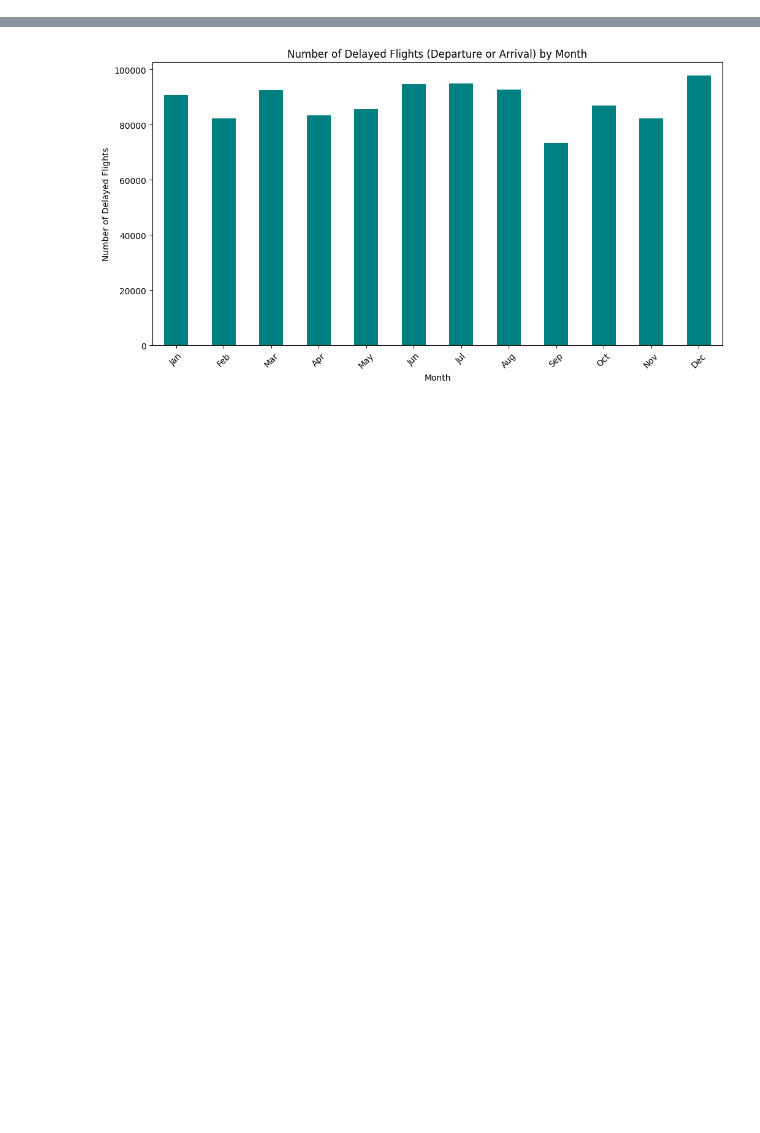
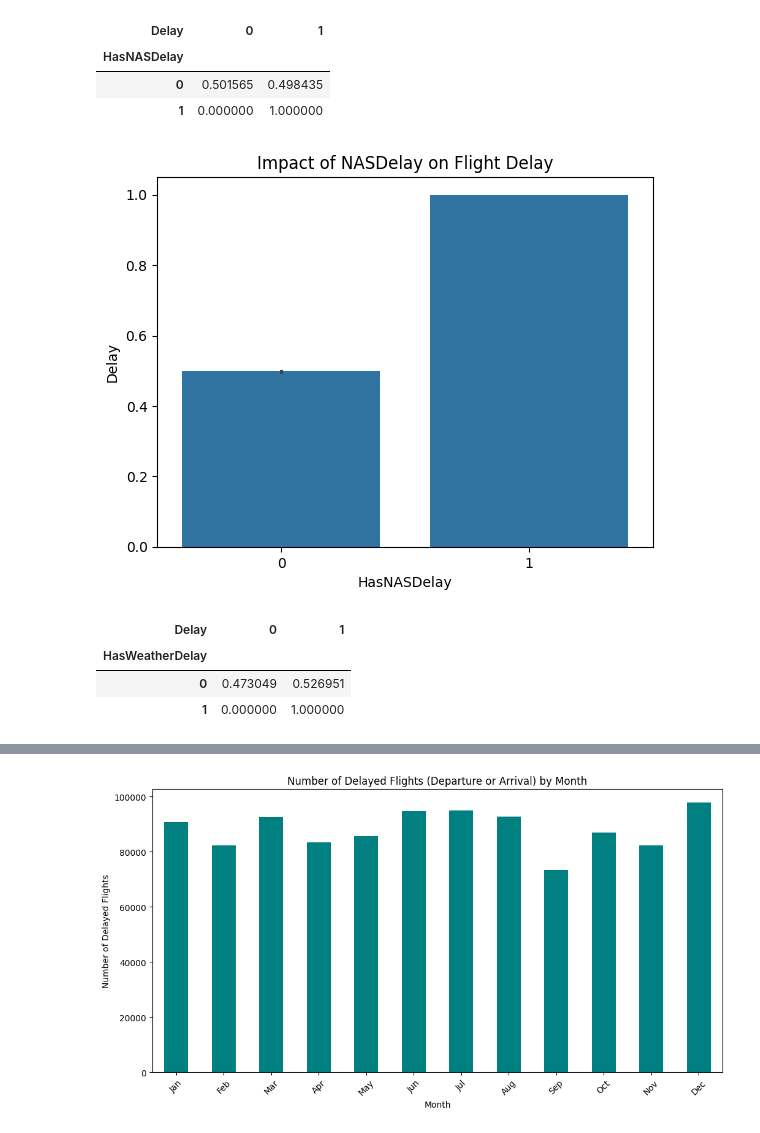
Before and after one commit to AnnikaBoodoosingh/COMP3610-Project, a Jupyter notebook: feature_selection.ipynb, the cells around one changed output, grey strips where cells are left out. Cells and saved outputs as stored; diff of their text form; code cells hidden in the pictures; blank space fills up the shorter version.

```diff
--- a/feature_selection.ipynb
+++ b/feature_selection.ipynb
@@ -78,0 +79,34 @@ print(df_model)
+# %%
+# If either departure OR arrival delay > 0 minutes, else 0
+df_selected.loc[:, 'Delay'] = ((df_selected['DepDelay'] > 0) | (df_selected['ArrDelay'] > 0)).astype(int)
+
+# Create a new column if needed
+df_selected['HasNASDelay'] = (df_selected['NASDelay'] > 0).astype(int)
+
+# Now make a crosstab
+pd.crosstab(df_selected['HasNASDelay'], df_selected['Delay'], normalize='index')
+# %% [output]
+| Delay | 0 | 1 |
+| HasNASDelay |  |  |
+| 0 | 0.501565 | 0.498435 |
+| 1 | 0.000000 | 1.000000 |
+# %%
+import seaborn as sns
+import matplotlib.pyplot as plt
+
+sns.barplot(x='HasNASDelay', y='Delay', data=df_selected)
+plt.title('Impact of NASDelay on Flight Delay')
+plt.show()
+# %% [output]
+[figure, added]
+# %%
+# Create a new column if needed
+df_selected['HasWeatherDelay'] = (df_selected['WeatherDelay'] > 0).astype(int)
+
+# Now make a crosstab
+pd.crosstab(df_selected['HasWeatherDelay'], df_selected['Delay'], normalize='index')
+# %% [output]
+| Delay | 0 | 1 |
+| HasWeatherDelay |  |  |
+| 0 | 0.473049 | 0.526951 |
+| 1 | 0.000000 | 1.000000 |
```
Also changed, not shown: parts of 9 cells of this notebook.
